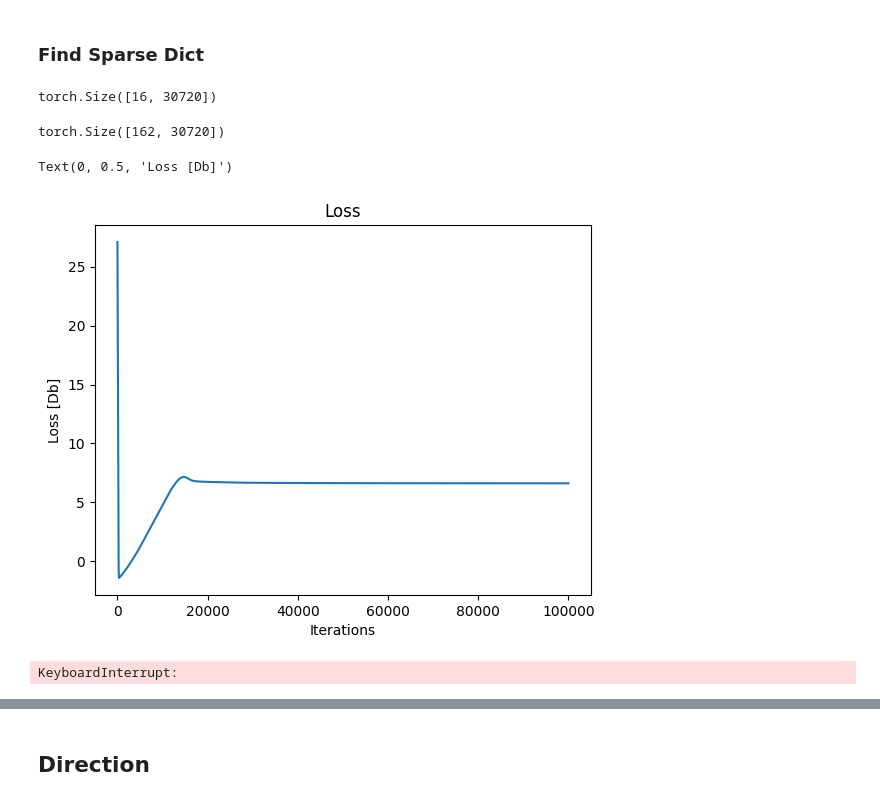
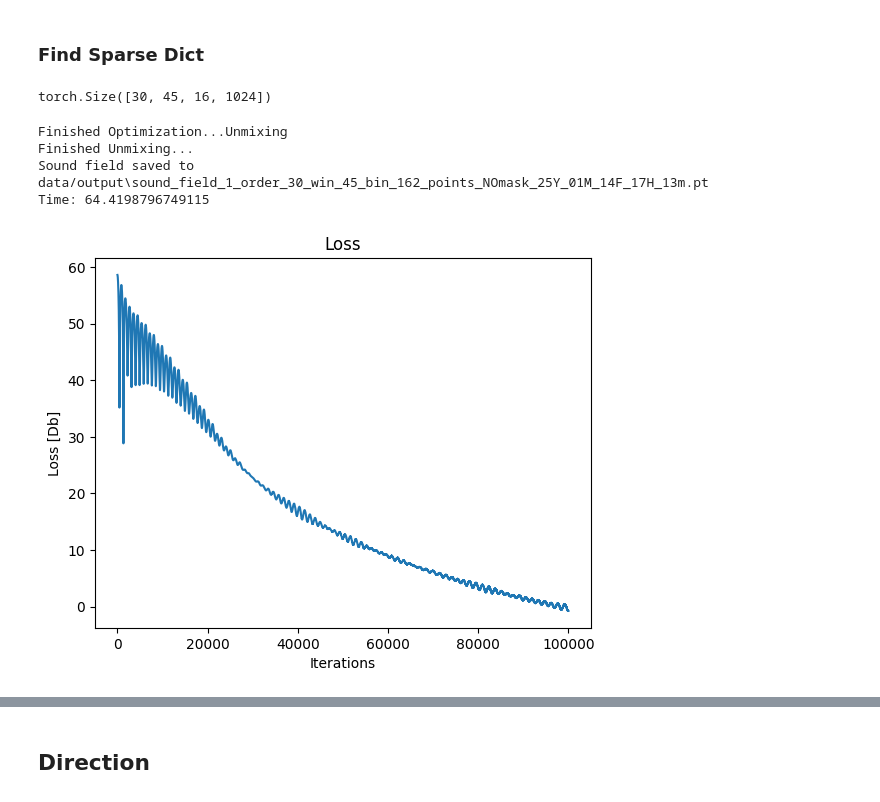
Before and after one commit to Amitmils/AmbisonicUpscaling, a Jupyter notebook: run_script.ipynb, the cells around one changed output, grey strips where cells are left out. Saved outputs shown, nothing was run; the diff lists cells and outputs as text; code cells hidden in the pictures.

```diff
--- a/run_script.ipynb
+++ b/run_script.ipynb
@@ -155,4 +153,0 @@ sound_field.est_anm_upscaled = torch.matmul(Y_p_tag, s_dict)
-# %%
-sound_field.est_anm_upscaled.shape
-# %% [output]
-torch.Size([16, 30720])
@@ -186,23 +154,22 @@ if False:
-# %%
-sound_field.s_dict.shape
-# %% [output]
-torch.Size([162, 30720])
-# %%
-plt.figure()
-plt.plot(opt_v2.reconstruction_loss_per_iter)
-plt.title("Loss")
-plt.xlabel("Iterations")
-plt.ylabel("Loss [Db]")
-# %% [output]
-Text(0, 0.5, 'Loss [Db]')
-[figure, removed]
+# %%
+s_dict_windowed = torch.sum(s_dict_subbands, axis=1)
+s_dict = s_dict_windowed.permute(1, 0, 2).reshape(
+    sound_field.num_grid_points, sound_field.window_length * sound_field.num_windows)
+sound_field.est_anm_upscaled = torch.matmul(Y_p_tag, s_dict)
+sound_field.est_anm_upscaled.shape
+# %% [output]
+torch.Size([30, 45, 16, 1024])
 # %%
 if True:
     Y_p = utils.create_sh_matrix(input_order, zen=sound_field.P_th, azi=sound_field.P_ph).to(DEVICE)
-    opt = optimizer(Y_p, alpha=0.01, method=GD_DEEP_OPT_METHOD,device=DEVICE)
+    opt = optimizer(Y_p, alpha=0.01, method=GD_OPT_METHOD,device=DEVICE)
     start = time.time()
     with torch.no_grad():
-        anm_t_subbands_dict = sound_field.get_sparse_dict_v2(opt,mask,iter = 1e5,multi_processing=False,save=True) #single processing progress bar doesnt work
+        anm_t_subbands_dict = sound_field.get_sparse_dict_v2(sound_field.anm_t_windowed,opt,mask,iter = 1e5,multi_processing=False,save=True) #single processing progress bar doesnt work
     print(f"Time: {time.time()-start}")
 # %% [output]
-KeyboardInterrupt:
+Finished Optimization...Unmixing
+Finished Unmixing...
+Sound field saved to data/output\sound_field_1_order_30_win_45_bin_162_points_NOmask_25Y_01M_14F_17H_13m.pt
+Time: 64.4198796749115
+[figure, added]
```
Also changed, not shown: parts of 13 cells of this notebook, 4 other files.
